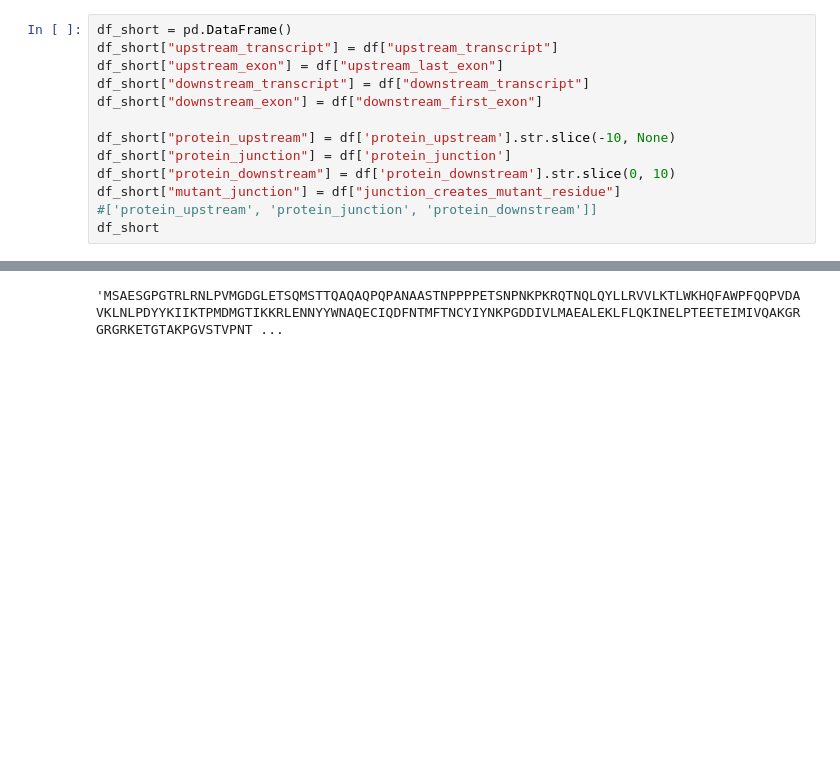
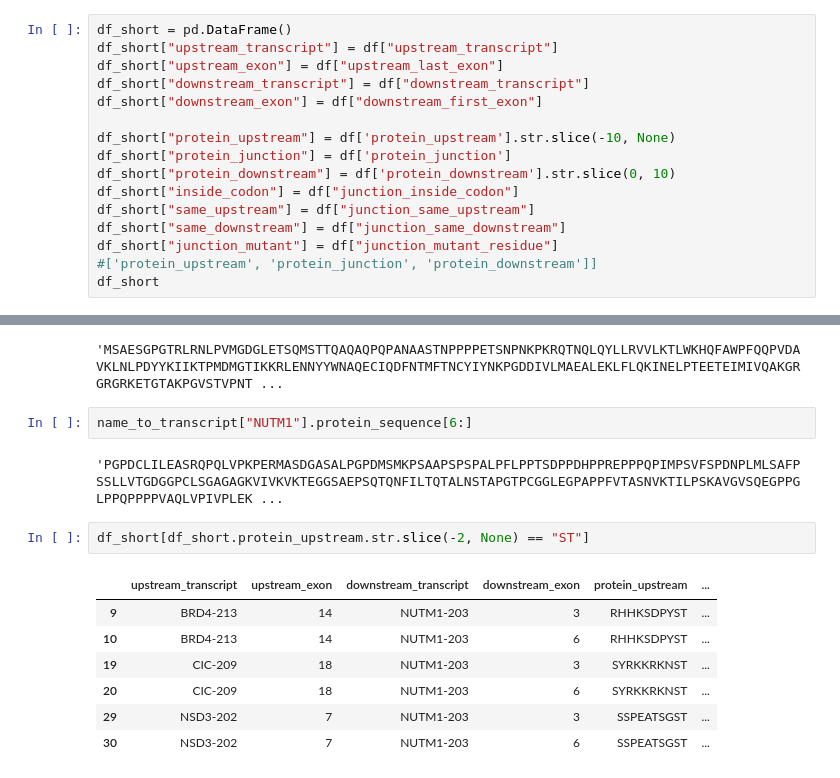
Before and after one commit to pirl-unc/nutm1-fusions, a Jupyter notebook: Generate fusion proteins.ipynb, the cells around one changed output, grey strips where cells are left out. Cells and saved outputs as stored; diff of their text form; blank space fills up the shorter version.

```diff
--- a/Generate fusion proteins.ipynb
+++ b/Generate fusion proteins.ipynb
@@ -370,7 +382,10 @@ df_short["downstream_exon"] = df["downstream_first_exon"]
 df_short["protein_upstream"] = df['protein_upstream'].str.slice(-10, None)
 df_short["protein_junction"] = df['protein_junction']
 df_short["protein_downstream"] = df['protein_downstream'].str.slice(0, 10)
-df_short["mutant_junction"] = df["junction_creates_mutant_residue"]
+df_short["inside_codon"] = df["junction_inside_codon"]
+df_short["same_upstream"] = df["junction_same_upstream"]
+df_short["same_downstream"] = df["junction_same_downstream"]
+df_short["junction_mutant"] = df["junction_mutant_residue"]
 #['protein_upstream', 'protein_junction', 'protein_downstream']]
 df_short
 # %% [output]
@@ -399,3 +414,17 @@ df_short.to_csv("nutm1-fusion-sequences-compact.csv", index=True)
 name_to_transcript["BRD4"].protein_sequence
 # %% [output]
 'MSAESGPGTRLRNLPVMGDGLETSQMSTTQAQAQPQPANAASTNPPPPETSNPNKPKRQTNQLQYLLRVVLKTLWKHQFAWPFQQPVDAVKLNLPDYYKIIKTPMDMGTIKKRLENNYYWNAQECIQDFNTMFTNCYIYNKPGDDIVLMAEALEKLFLQKINELPTEETEIMIVQAKGRGRGRKETGTAKPGVSTVPNT ...
+# %%
+name_to_transcript["NUTM1"].protein_sequence[6:]
+# %% [output]
+'PGPDCLILEASRQPQLVPKPERMASDGASALPGPDMSMKPSAAPSPSPALPFLPPTSDPPDHPPREPPPQPIMPSVFSPDNPLMLSAFPSSLLVTGDGGPCLSGAGAGKVIVKVKTEGGSAEPSQTQNFILTQTALNSTAPGTPCGGLEGPAPPFVTASNVKTILPSKAVGVSQEGPPGLPPQPPPPVAQLVPIVPLEK ...
+# %%
+df_short[df_short.protein_upstream.str.slice(-2, None) == "ST"]
+# %% [output]
+|  | upstream_transcript | upstream_exon | downstream_transcript | downstream_exon | protein_upstream | ... |
+| 9 | BRD4-213 | 14 | NUTM1-203 | 3 | RHHKSDPYST | ... |
+| 10 | BRD4-213 | 14 | NUTM1-203 | 6 | RHHKSDPYST | ... |
+| 19 | CIC-209 | 18 | NUTM1-203 | 3 | SYRKKRKNST | ... |
+| 20 | CIC-209 | 18 | NUTM1-203 | 6 | SYRKKRKNST | ... |
+| 29 | NSD3-202 | 7 | NUTM1-203 | 3 | SSPEATSGST | ... |
+| 30 | NSD3-202 | 7 | NUTM1-203 | 6 | SSPEATSGST | ... |
```
Also changed, not shown: parts of 6 cells of this notebook, 3 other files.
